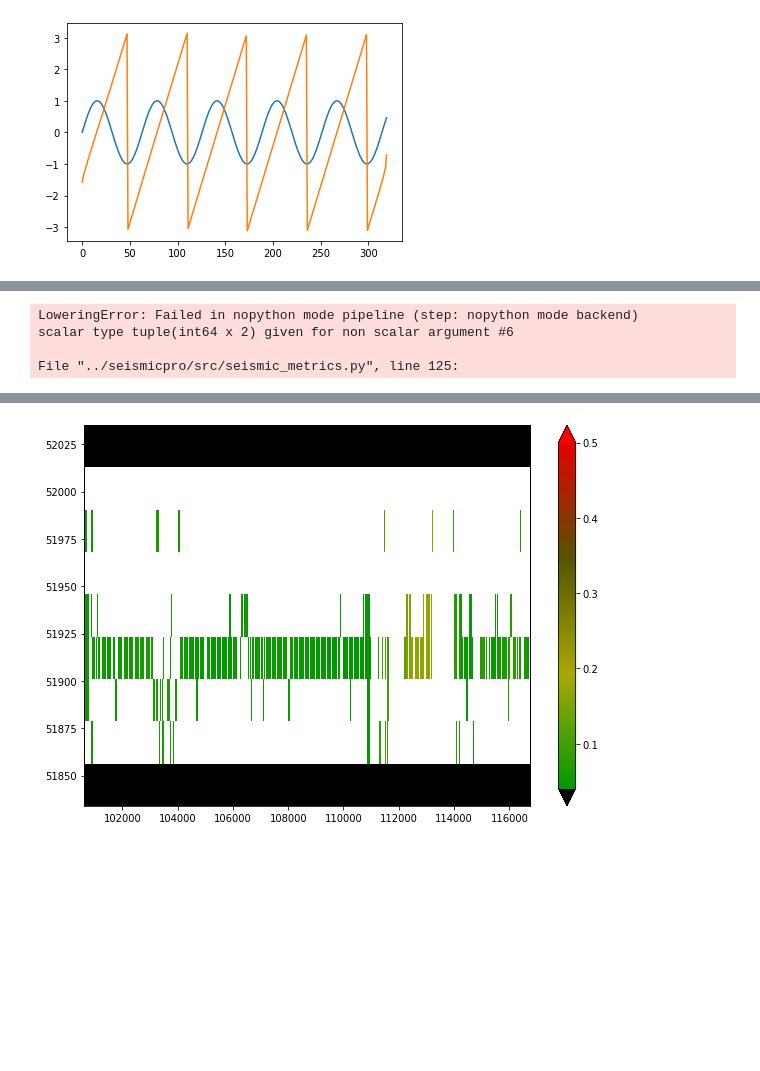
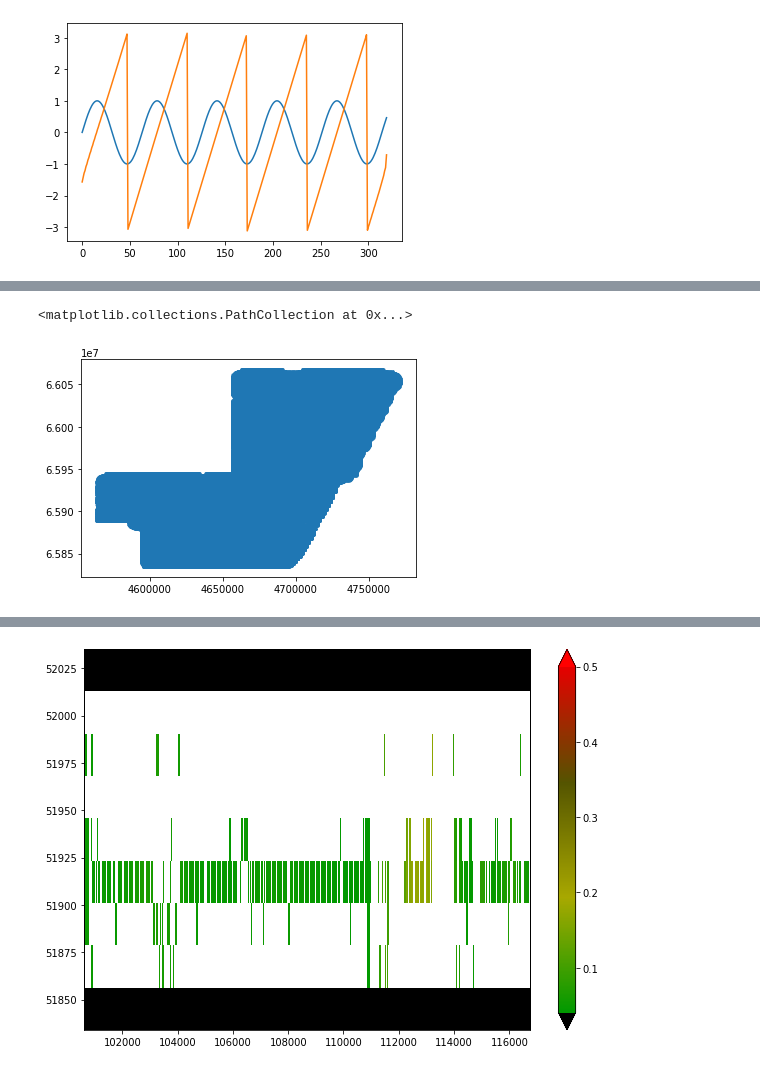
Before and after one commit to janwillembuist/SeismicPro, a Jupyter notebook: tutorials/metrics_map_pipeline.ipynb, the cells around one changed output, grey strips where cells are left out. Cells and saved outputs as stored; diff of their text form; code cells hidden in the pictures; blank space fills up the shorter version.

```diff
--- a/tutorials/metrics_map_pipeline.ipynb
+++ b/tutorials/metrics_map_pipeline.ipynb
@@ -129,9 +123,9 @@ pipeline.run()
 # %%
 metrics = pipeline.v('metrics')
-mean_metrics = metrics.evaluate('map', bin_size=(100, 100), figsize=(10, 7), save_dir=None, pad=True, max_value=20)
-print('Mean value of metrics: {:.3}'.format(mean_metrics))
+mean_metrics = metrics.evaluate('map', bin_size=10, figsize=(10, 7), save_dir=None, pad=True, max_value=20)
+#print('Mean value of metrics: {:.3}'.format(mean_ametrics))
-# %% [output]
-LoweringError: Failed in nopython mode pipeline (step: nopython mode backend)
-scalar type tuple(int64 x 2) given for non scalar argument #6
-
-File "../seismicpro/src/seismic_metrics.py", line 125:
+# %%
+plt.scatter(index_good._idf.CMPX.values, index_good._idf.CMPY.values, s=1)
+# %% [output]
+<matplotlib.collections.PathCollection at 0x...>
+[figure, added]
```
Also changed, not shown: parts of 15 cells of this notebook.
